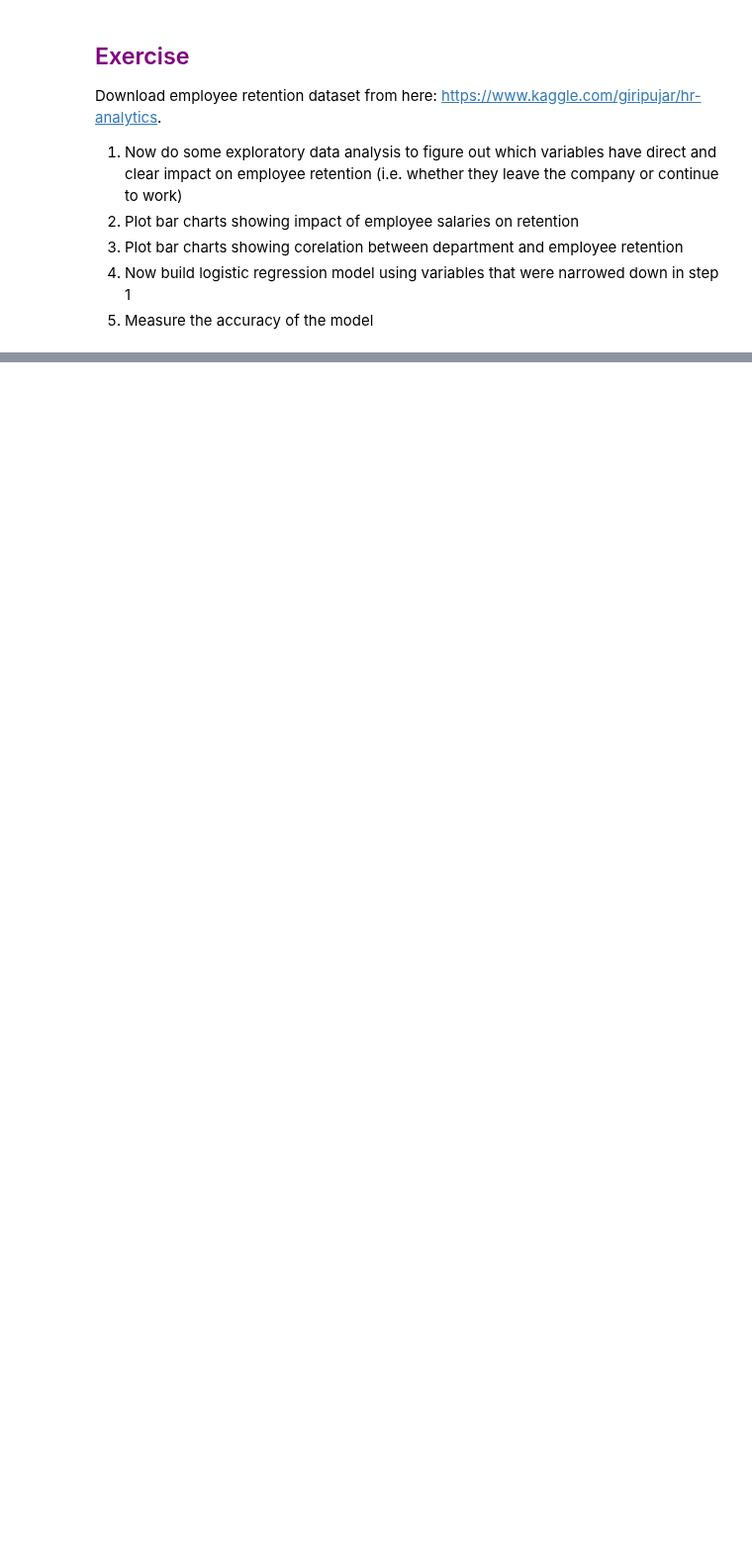
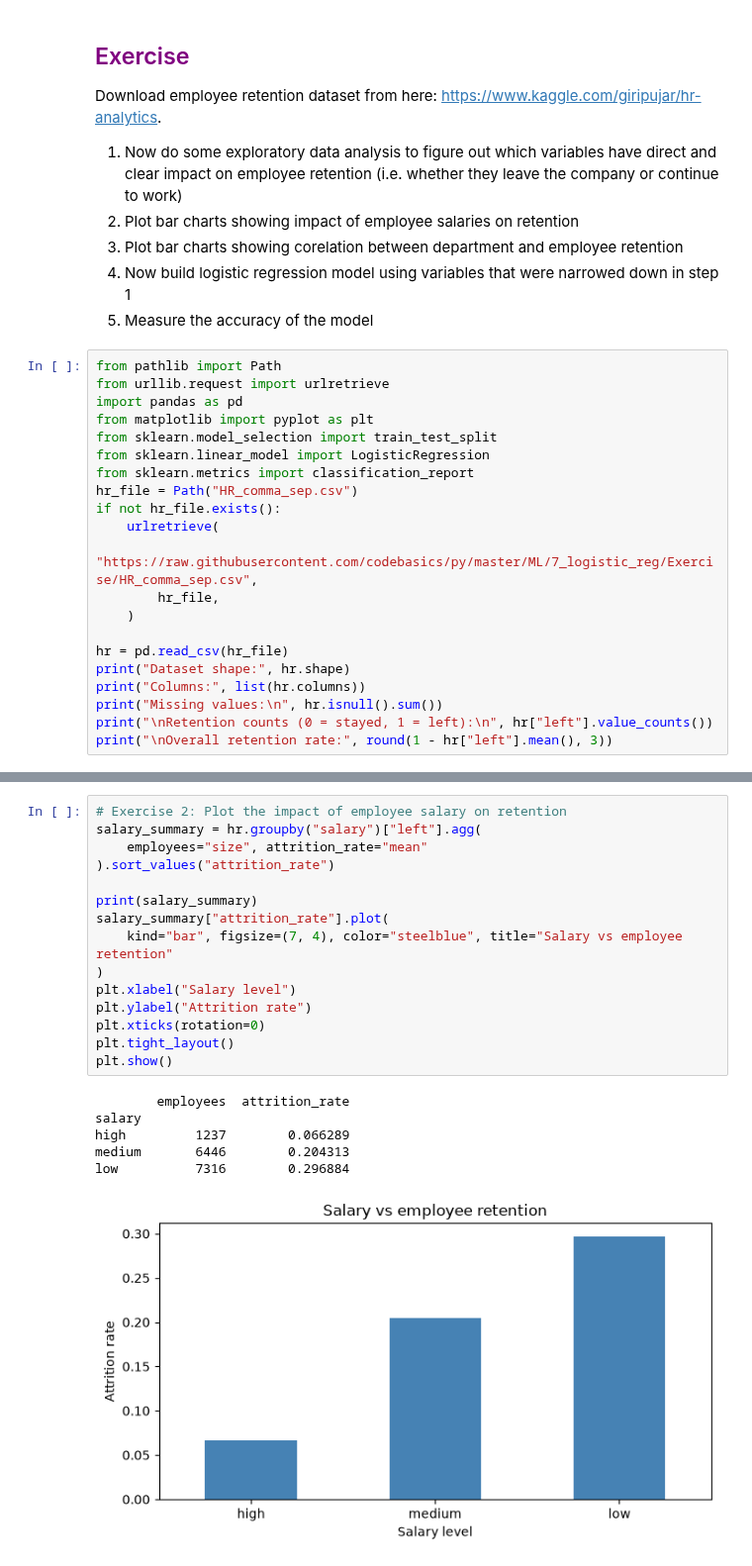
Before and after one commit to srujanvl/Datascience_LAB-, a Jupyter notebook: LAB_6/Lab-6.ipynb, the cells around one changed output, grey strips where cells are left out. Shown at 99% size. Drawn from its saved outputs; the diff is of its cells as text; blank space fills up the shorter version.

Commit message:
data visualization

```diff
--- a/LAB_6/Lab-6.ipynb
+++ b/LAB_6/Lab-6.ipynb
@@ -409,3 +409,24 @@ Download employee retention dataset from here: https://www.kaggle.com/giripujar/
 3. Plot bar charts showing corelation between department and employee retention
 4. Now build logistic regression model using variables that were narrowed down in step 1
 5. Measure the accuracy of the model
+# %%
+from pathlib import Path
+from urllib.request import urlretrieve
+import pandas as pd
+from matplotlib import pyplot as plt
+from sklearn.model_selection import train_test_split
+from sklearn.linear_model import LogisticRegression
+from sklearn.metrics import classification_report
+hr_file = Path("HR_comma_sep.csv")
+if not hr_file.exists():
+    urlretrieve(
+        "https://raw.githubusercontent.com/codebasics/py/master/ML/7_logistic_reg/Exercise/HR_comma_sep.csv",
+        hr_file,
+    )
+
+hr = pd.read_csv(hr_file)
+print("Dataset shape:", hr.shape)
+print("Columns:", list(hr.columns))
+print("Missing values:\n", hr.isnull().sum())
+print("\nRetention counts (0 = stayed, 1 = left):\n", hr["left"].value_counts())
+print("\nOverall retention rate:", round(1 - hr["left"].mean(), 3))
@@ -411,0 +451,22 @@ Download employee retention dataset from here: https://www.kaggle.com/giripujar/
+# %%
+# Exercise 2: Plot the impact of employee salary on retention
+salary_summary = hr.groupby("salary")["left"].agg(
+    employees="size", attrition_rate="mean"
+).sort_values("attrition_rate")
+
+print(salary_summary)
+salary_summary["attrition_rate"].plot(
+    kind="bar", figsize=(7, 4), color="steelblue", title="Salary vs employee retention"
+)
+plt.xlabel("Salary level")
+plt.ylabel("Attrition rate")
+plt.xticks(rotation=0)
+plt.tight_layout()
+plt.show()
+# %% [output]
+        employees  attrition_rate
+salary
+high         1237        0.066289
+medium       6446        0.204313
+low          7316        0.296884
+[figure, added]
```
Also changed, not shown: parts of 4 cells of this notebook, 1 other file.
